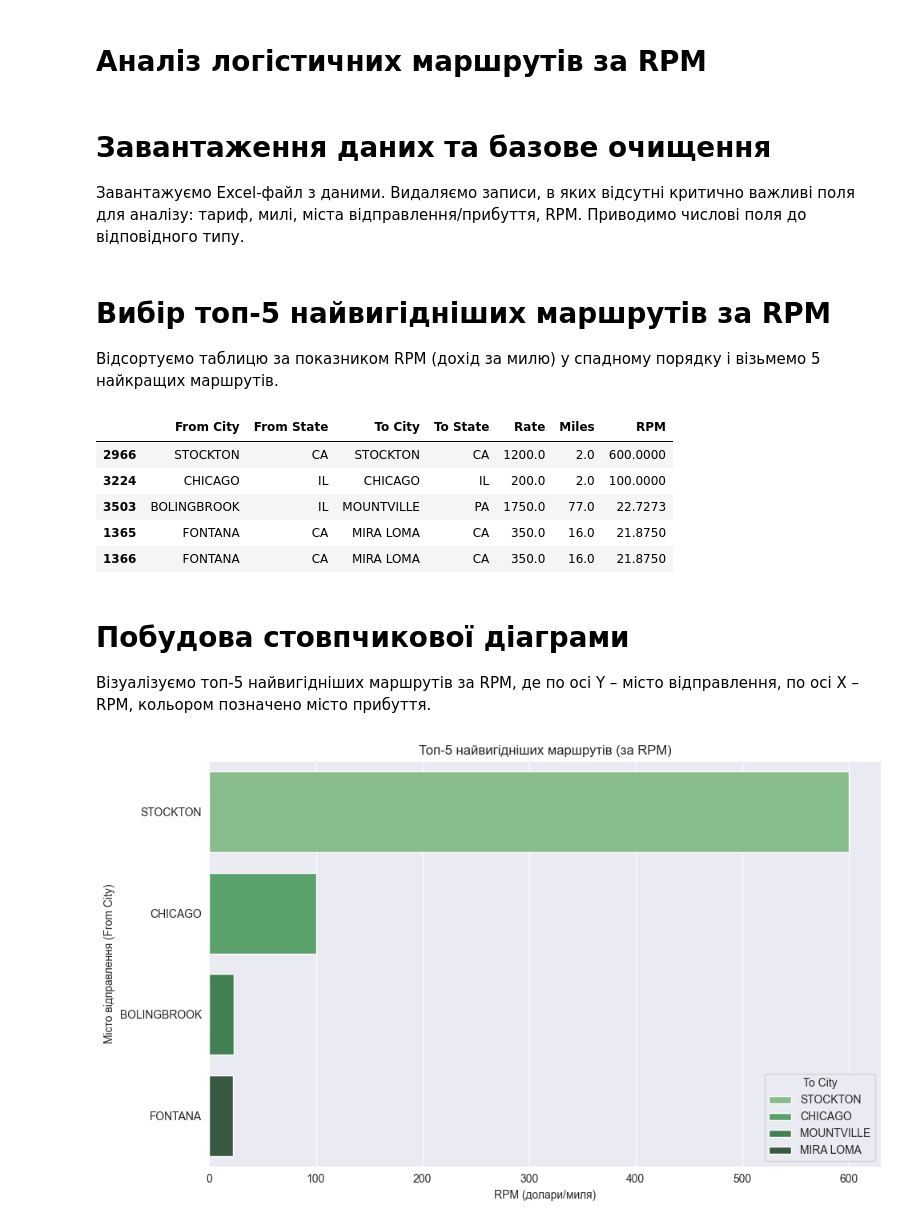
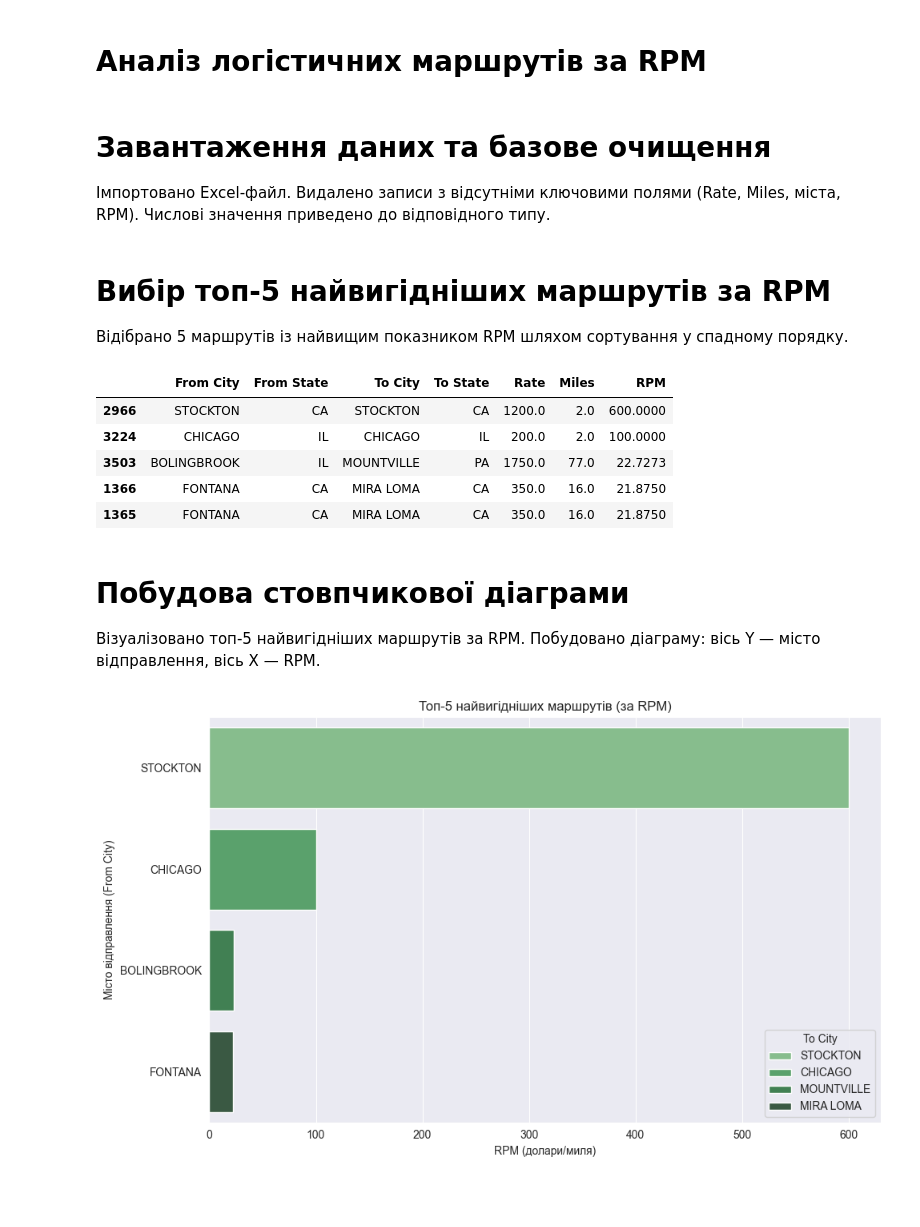
Before and after one commit to pvashkiv/LogiTrack, a Jupyter notebook: pages/top_routes_by_rpm.ipynb, the cells around one changed output. Drawn from its saved outputs; the diff is of its cells as text; code cells hidden in the pictures; blank space fills up the shorter version.

```diff
--- a/pages/top_routes_by_rpm.ipynb
+++ b/pages/top_routes_by_rpm.ipynb
@@ -3,7 +3,7 @@
 # %% [markdown]
 # Завантаження даних та базове очищення
 
-Завантажуємо Excel-файл з даними. Видаляємо записи, в яких відсутні критично важливі поля для аналізу: тариф, милі, міста відправлення/прибуття, RPM. Приводимо числові поля до відповідного типу.
+Імпортовано Excel-файл. Видалено записи з відсутніми ключовими полями (Rate, Miles, міста, RPM). Числові значення приведено до відповідного типу.
 # %%
 import pandas as pd
 
@@ -16,22 +16,24 @@ df["RPM"] = pd.to_numeric(df["RPM"], errors="coerce")
 # %% [markdown]
 # Вибір топ-5 найвигідніших маршрутів за RPM
 
-Відсортуємо таблицю за показником RPM (дохід за милю) у спадному порядку і візьмемо 5 найкращих маршрутів.
+Відібрано 5 маршрутів із найвищим показником RPM шляхом сортування у спадному порядку.
 # %%
-top_profitable = df.sort_values("RPM", ascending=False)
+df["RPM"] = pd.to_numeric(df["RPM"], errors="coerce")  # ← це обов’язково!
+top_profitable = df[df["RPM"] > 0].sort_values("RPM", ascending=False)
 top_5_profitable = top_profitable.head(5)
 top_5_profitable[["From City", "From State", "To City", "To State", "Rate", "Miles", "RPM"]]
 # %% [output]
 |  | From City | From State | To City | To State | Rate | Miles | RPM |
 | 2966 | STOCKTON | CA | STOCKTON | CA | 1200.0 | 2.0 | 600.0000 |
 | 3224 | CHICAGO | IL | CHICAGO | IL | 200.0 | 2.0 | 100.0000 |
 | 3503 | BOLINGBROOK | IL | MOUNTVILLE | PA | 1750.0 | 77.0 | 22.7273 |
+| 1366 | FONTANA | CA | MIRA LOMA | CA | 350.0 | 16.0 | 21.8750 |
 | 1365 | FONTANA | CA | MIRA LOMA | CA | 350.0 | 16.0 | 21.8750 |
-| 1366 | FONTANA | CA | MIRA LOMA | CA | 350.0 | 16.0 | 21.8750 |
 # %% [markdown]
 # Побудова стовпчикової діаграми
 
-Візуалізуємо топ-5 найвигідніших маршрутів за RPM, де по осі Y – місто відправлення, по осі X – RPM, кольором позначено місто прибуття.
+Візуалізовано топ-5 найвигідніших маршрутів за RPM.
+Побудовано діаграму: вісь Y — місто відправлення, вісь X — RPM.
 # %%
 import seaborn as sns
 import matplotlib.pyplot as plt
```
Also changed, not shown: parts of 5 cells of this notebook, 3 other files.
